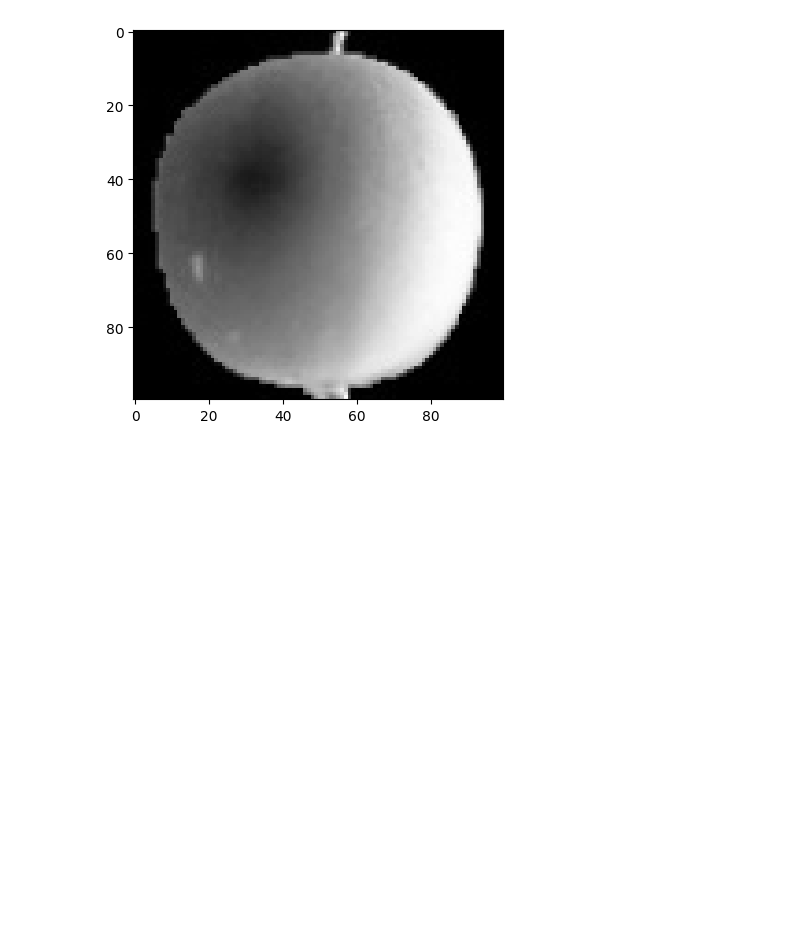
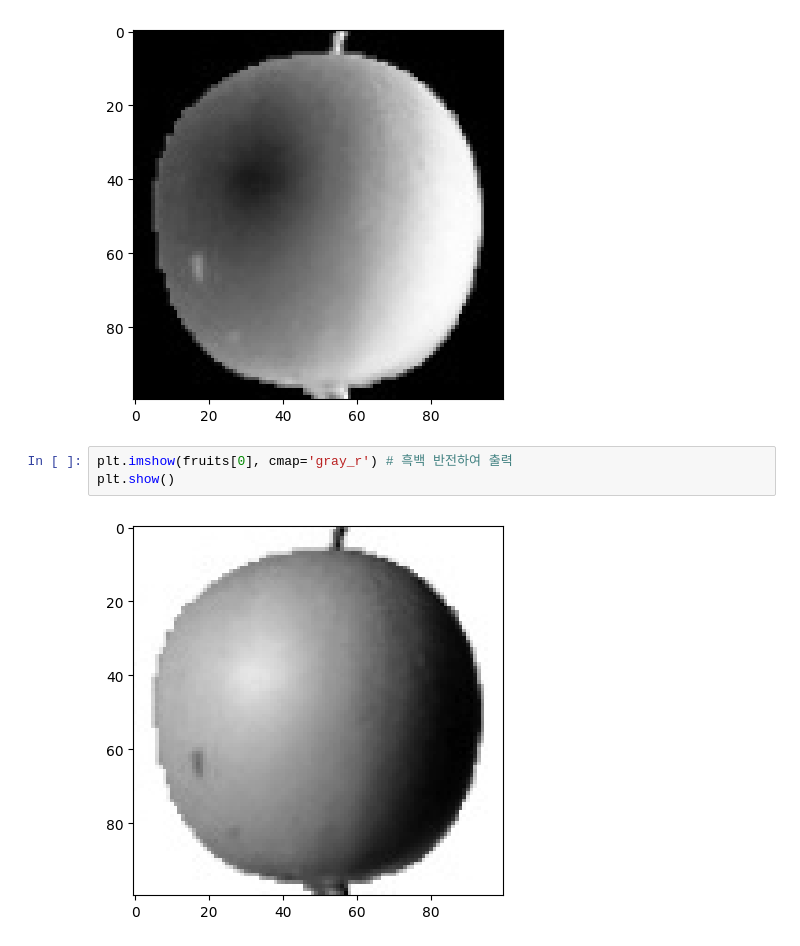
Before and after one commit to kth232/mldl, a Jupyter notebook: ml/chapter6-1.ipynb, the cells around one changed output. Saved outputs shown, nothing was run; the diff lists cells and outputs as text; blank space fills up the shorter version.

```diff
--- a/ml/chapter6-1.ipynb
+++ b/ml/chapter6-1.ipynb
@@ -40,3 +40,8 @@ plt.imshow(fruits[0], cmap='gray')
 plt.show()
 # %% [output]
 [figure]
+# %%
+plt.imshow(fruits[0], cmap='gray_r') # 흑백 반전하여 출력
+plt.show()
+# %% [output]
+[figure, added]
```
Also changed, not shown: parts of 10 cells of this notebook.
